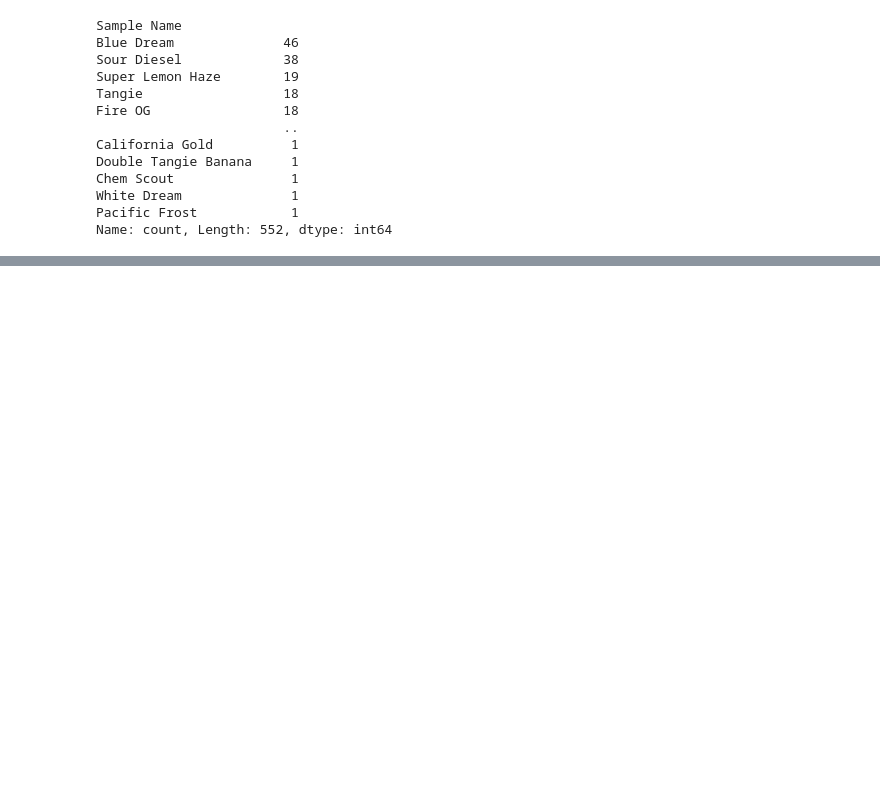
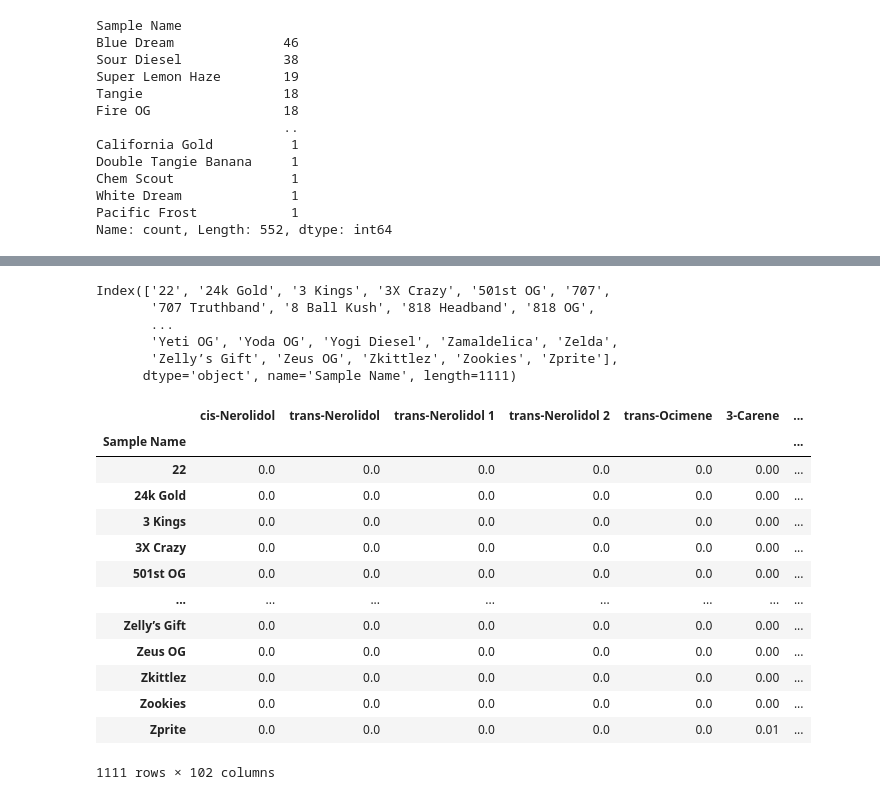
Before and after one commit to JustifiedTB/group-project-3, a Jupyter notebook: kunesh.ipynb, the cells around one changed output, grey strips where cells are left out. Saved outputs shown, nothing was run; the diff lists cells and outputs as text; code cells hidden in the pictures; blank space fills up the shorter version.

```diff
--- a/kunesh.ipynb
+++ b/kunesh.ipynb
@@ -168,0 +231,27 @@ Name: count, Length: 552, dtype: int64
+# %%
+strains.index
+# %% [output]
+Index(['22', '24k Gold', '3 Kings', '3X Crazy', '501st OG', '707',
+       '707 Truthband', '8 Ball Kush', '818 Headband', '818 OG',
+       ...
+       'Yeti OG', 'Yoda OG', 'Yogi Diesel', 'Zamaldelica', 'Zelda',
+       'Zelly’s Gift', 'Zeus OG', 'Zkittlez', 'Zookies', 'Zprite'],
+      dtype='object', name='Sample Name', length=1111)
+# %%
+joined_data = strains.join(leafly.set_index('name'))
+joined_data
+# %% [output]
+|  | cis-Nerolidol | trans-Nerolidol | trans-Nerolidol 1 | trans-Nerolidol 2 | trans-Ocimene | 3-Carene | ... |
+| Sample Name |  |  |  |  |  |  | ... |
+| 22 | 0.0 | 0.0 | 0.0 | 0.0 | 0.0 | 0.00 | ... |
+| 24k Gold | 0.0 | 0.0 | 0.0 | 0.0 | 0.0 | 0.00 | ... |
+| 3 Kings | 0.0 | 0.0 | 0.0 | 0.0 | 0.0 | 0.00 | ... |
+| 3X Crazy | 0.0 | 0.0 | 0.0 | 0.0 | 0.0 | 0.00 | ... |
+| 501st OG | 0.0 | 0.0 | 0.0 | 0.0 | 0.0 | 0.00 | ... |
+| ... | ... | ... | ... | ... | ... | ... | ... |
+| Zelly’s Gift | 0.0 | 0.0 | 0.0 | 0.0 | 0.0 | 0.00 | ... |
+| Zeus OG | 0.0 | 0.0 | 0.0 | 0.0 | 0.0 | 0.00 | ... |
+| Zkittlez | 0.0 | 0.0 | 0.0 | 0.0 | 0.0 | 0.00 | ... |
+| Zookies | 0.0 | 0.0 | 0.0 | 0.0 | 0.0 | 0.00 | ... |
+| Zprite | 0.0 | 0.0 | 0.0 | 0.0 | 0.0 | 0.01 | ... |
+1111 rows × 102 columns
```
Also changed, not shown: parts of 47 cells of this notebook, 3 other files.
